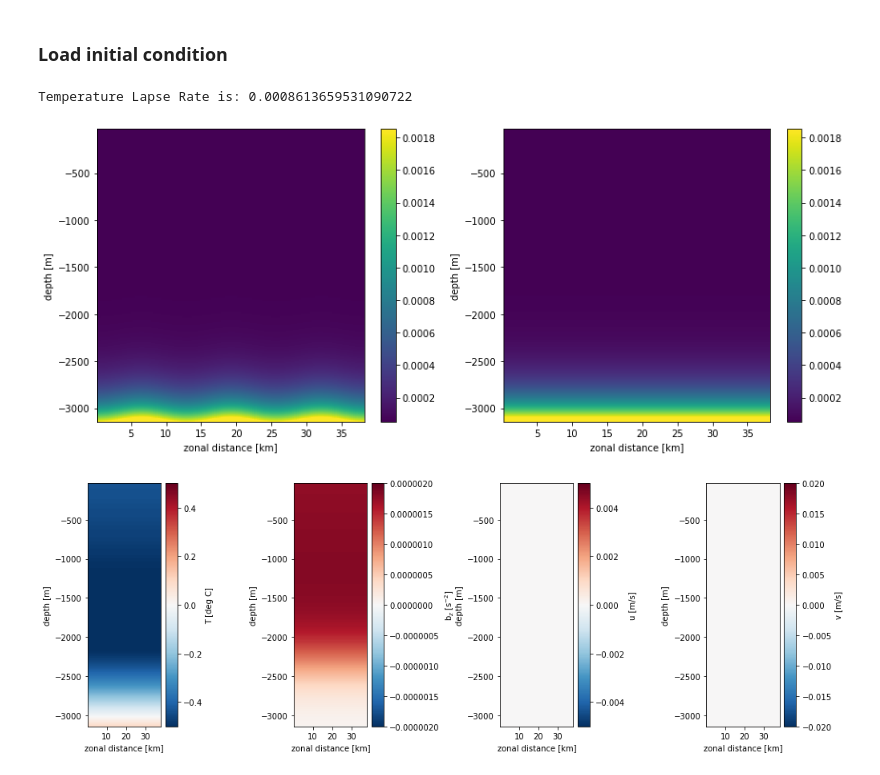
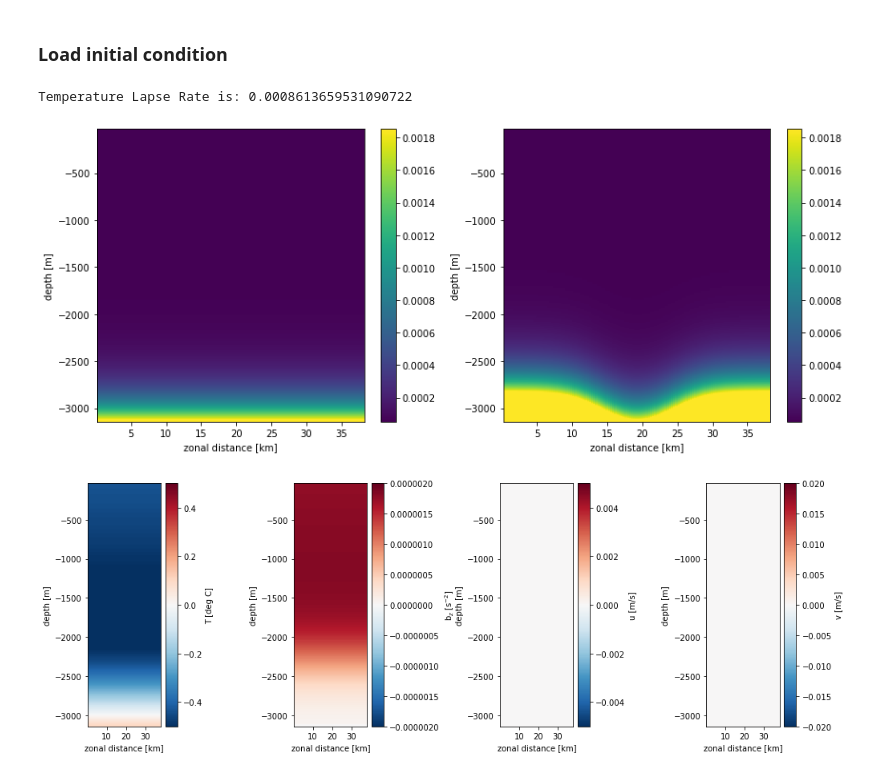
Before and after one commit to hdrake/bblturb, a Jupyter notebook: notebooks/config/gendata_bbl_steady.ipynb, the cells around one changed output. Cells and saved outputs as stored; diff of their text form; code cells hidden in the pictures.

```diff
--- a/notebooks/config/gendata_bbl_steady.ipynb
+++ b/notebooks/config/gendata_bbl_steady.ipynb
@@ -152,45 +153,45 @@ gamma = (N**2)/(gravity*tAlpha)
 gamma_eps = gamma*1.e-4
 
 if Uinit:
-    U = np.interp(z - Hbot_flat, z_1d, u_1d)
-    V = np.interp(z - Hbot_flat, z_1d, v_1d)
+    U = np.interp(z - Hbot, z_1d, u_1d)
+    V = np.interp(z - Hbot, z_1d, v_1d)
 else:
     U = np.zeros((nz, ny, nx))
     V = np.zeros((nz, ny, nx))
 if not(rotatedFrame): T = gamma * (z+Hz);
-else: T = np.interp(z - Hbot_flat, z_1d, T_1d)
+else: T = np.interp(z - Hbot, z_1d, T_1d)
 
 T += np.random.normal(size=(nz, ny, nx),scale=2.e-8)/(gravity*tAlpha) # Callies2018 initial perturbation
 
 print("Temperature Lapse Rate is: "+np.str((N**2)/(gravity*tAlpha)))
 
 # generate 3D vertical eddy diffusivity field
 K = np.zeros((nz,ny,nx))
 for i in range(nx):
     for j in range(ny):
         K[:, j, i] = k0 + k1*np.exp(-(z[:,0,0] - Hbot[0,j,i])/d)
 K[K>(k1+k0)] = k1+k0
 
 if plotting:
     plt.figure(figsize=(12,5))
 
     plt.subplot(1,2,1)
     plt.pcolor(x[:,0,:]*1e-3,z[:,0,:],K[:,ny//2,:])
     plt.xlabel('zonal distance [km]')
     plt.ylabel('depth [m]')
     plt.colorbar()
 
     plt.subplot(1,2,2)
     plt.pcolor(y[:,:,0]*1e-3,z[:,:,0],K[:,:,nx//2])
     plt.xlabel('zonal distance [km]')
     plt.ylabel('depth [m]')
     plt.colorbar()
 
     plt.tight_layout()
     plt.show()
 # %% [output]
 Temperature Lapse Rate is: 0.0008613659531090722
-[figure, old version]
+[figure, new version]
 # %%
 if plotting:
     plt.figure(figsize=(14,5))
```
Also changed, not shown: parts of 3 cells of this notebook, 10 other files.
